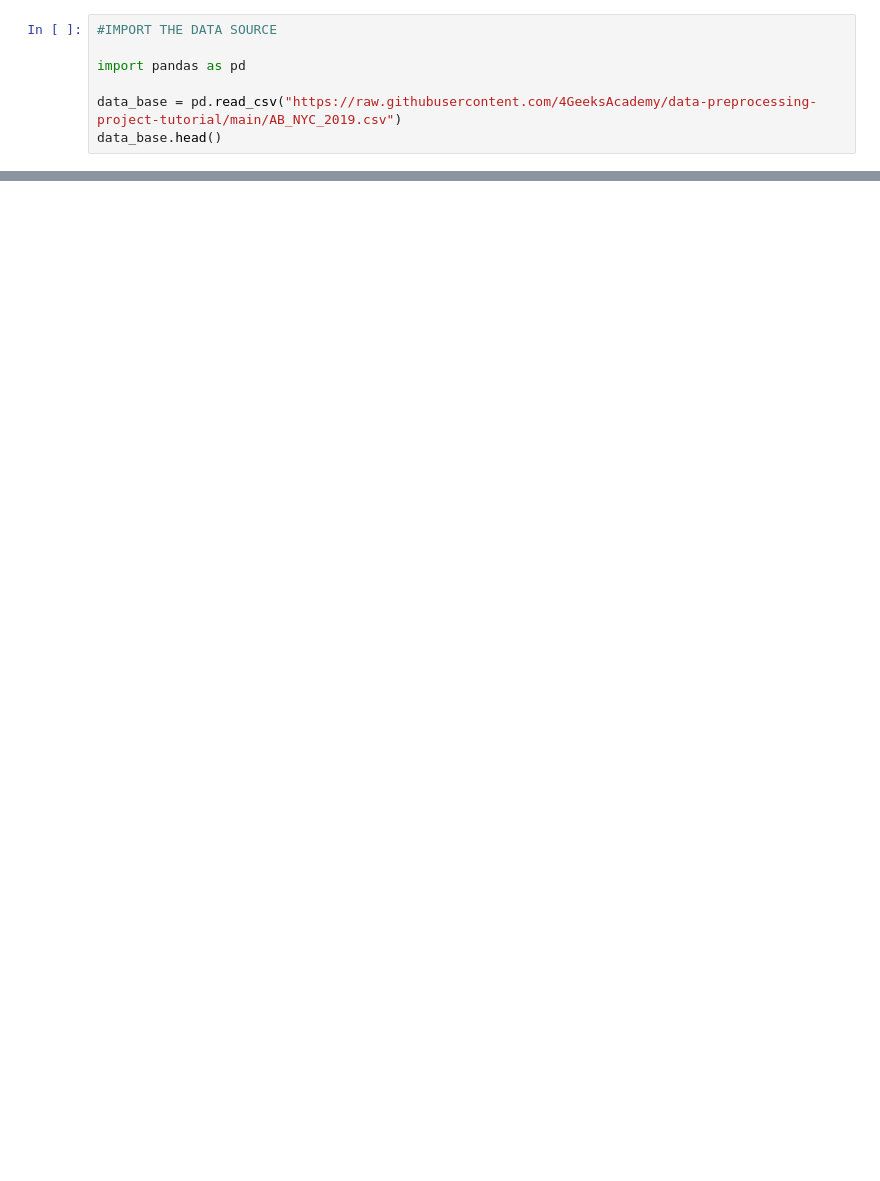
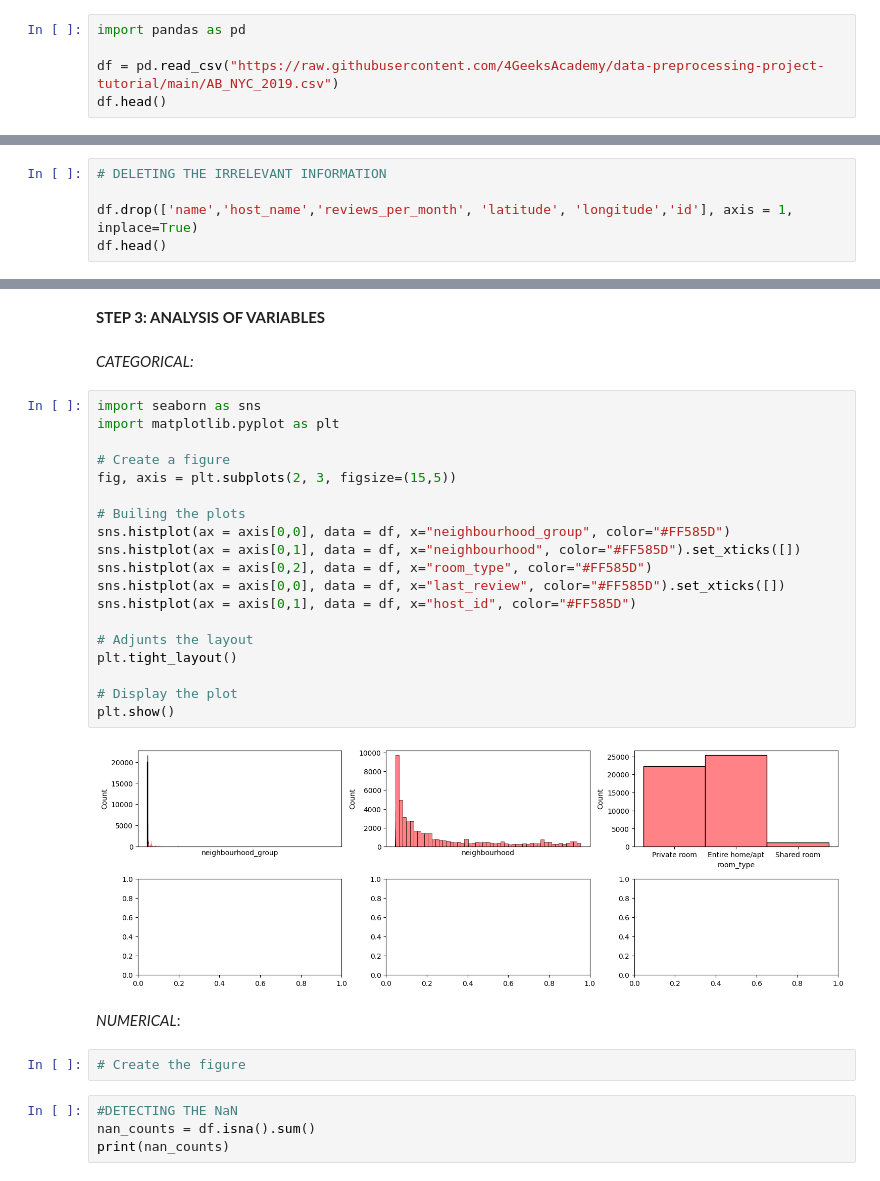
Before and after one commit to PazReumante/machine-learning-python-template, a Jupyter notebook: src/explore.ipynb, the cells around one changed output, grey strips where cells are left out. Saved outputs shown, nothing was run; the diff lists cells and outputs as text; blank space fills up the shorter version.

```diff
--- a/src/explore.ipynb
+++ b/src/explore.ipynb
@@ -3,10 +5,8 @@
 # %%
-#IMPORT THE DATA SOURCE
-
 import pandas as pd
 
-data_base = pd.read_csv("https://raw.githubusercontent.com/4GeeksAcademy/data-preprocessing-project-tutorial/main/AB_NYC_2019.csv")
-data_base.head()
+df = pd.read_csv("https://raw.githubusercontent.com/4GeeksAcademy/data-preprocessing-project-tutorial/main/AB_NYC_2019.csv")
+df.head()
 # %% [output]
 |  | id | name | host_id | host_name | neighbourhood_group | neighbourhood | latitude | longitude | ... |
 | 0 | 2539 | Clean & quiet apt home by the park | 2787 | John | Brooklyn | Kensington | 40.64749 | -73.97237 | ... |
@@ -16,0 +91,5 @@ data_base.head()
+# %%
+# DELETING THE IRRELEVANT INFORMATION
+
+df.drop(['name','host_name','reviews_per_month', 'latitude', 'longitude','id'], axis = 1, inplace=True)
+df.head()
@@ -16,0 +103,33 @@ data_base.head()
+# %% [markdown]
+**STEP 3: ANALYSIS OF VARIABLES**
+# %% [markdown]
+*CATEGORICAL:*
+# %%
+import seaborn as sns
+import matplotlib.pyplot as plt
+
+# Create a figure
+fig, axis = plt.subplots(2, 3, figsize=(15,5))
+
+# Builing the plots
+sns.histplot(ax = axis[0,0], data = df, x="neighbourhood_group", color="#FF585D")
+sns.histplot(ax = axis[0,1], data = df, x="neighbourhood", color="#FF585D").set_xticks([])
+sns.histplot(ax = axis[0,2], data = df, x="room_type", color="#FF585D")
+sns.histplot(ax = axis[0,0], data = df, x="last_review", color="#FF585D").set_xticks([])
+sns.histplot(ax = axis[0,1], data = df, x="host_id", color="#FF585D")
+
+# Adjunts the layout
+plt.tight_layout()
+
+# Display the plot
+plt.show()
+# %% [output]
+[figure, added]
+# %% [markdown]
+*_NUMERICAL_*:
+# %%
+# Create the figure
+# %%
+#DETECTING THE NaN
+nan_counts = df.isna().sum()
+print(nan_counts)
```
Also changed, not shown: parts of 12 cells of this notebook.
